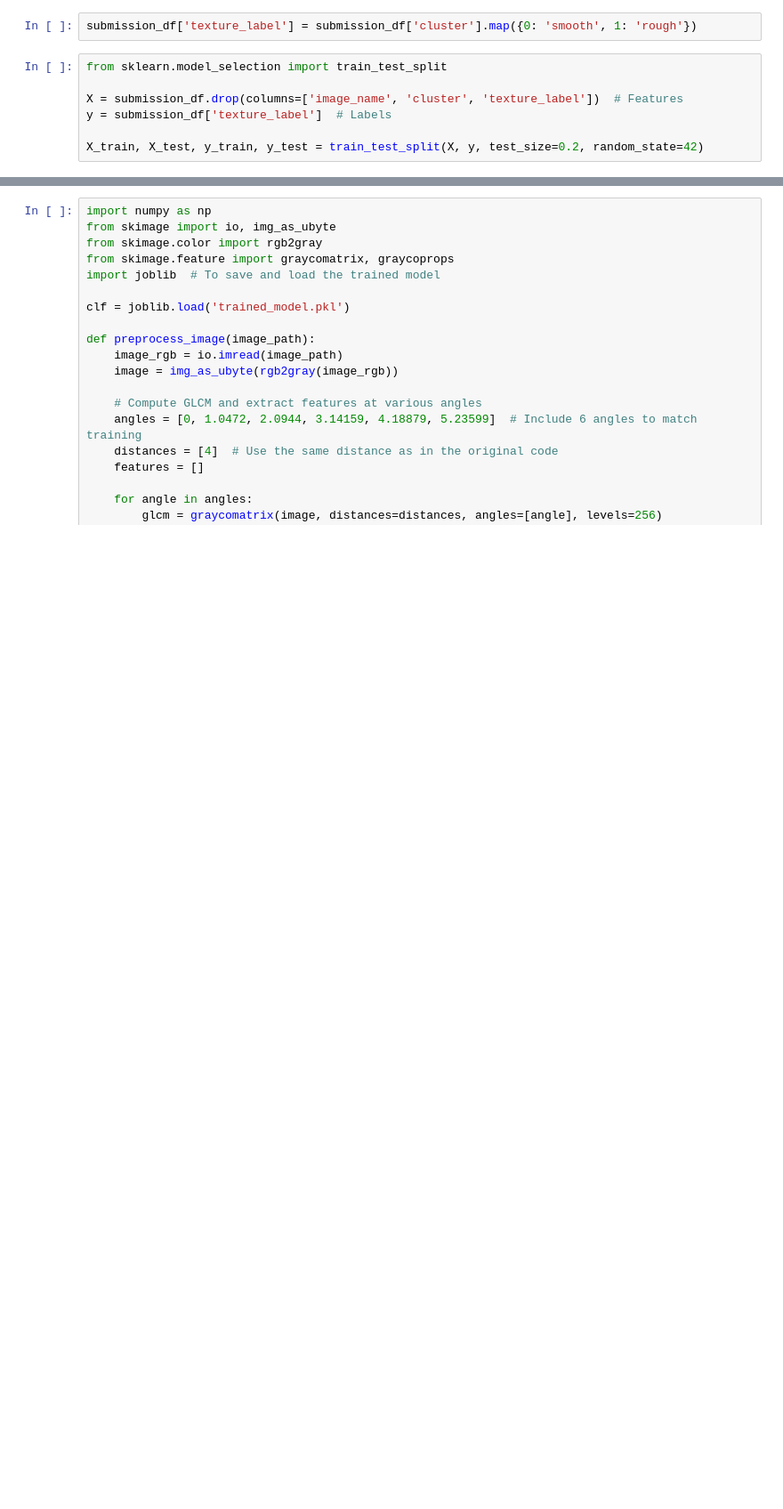
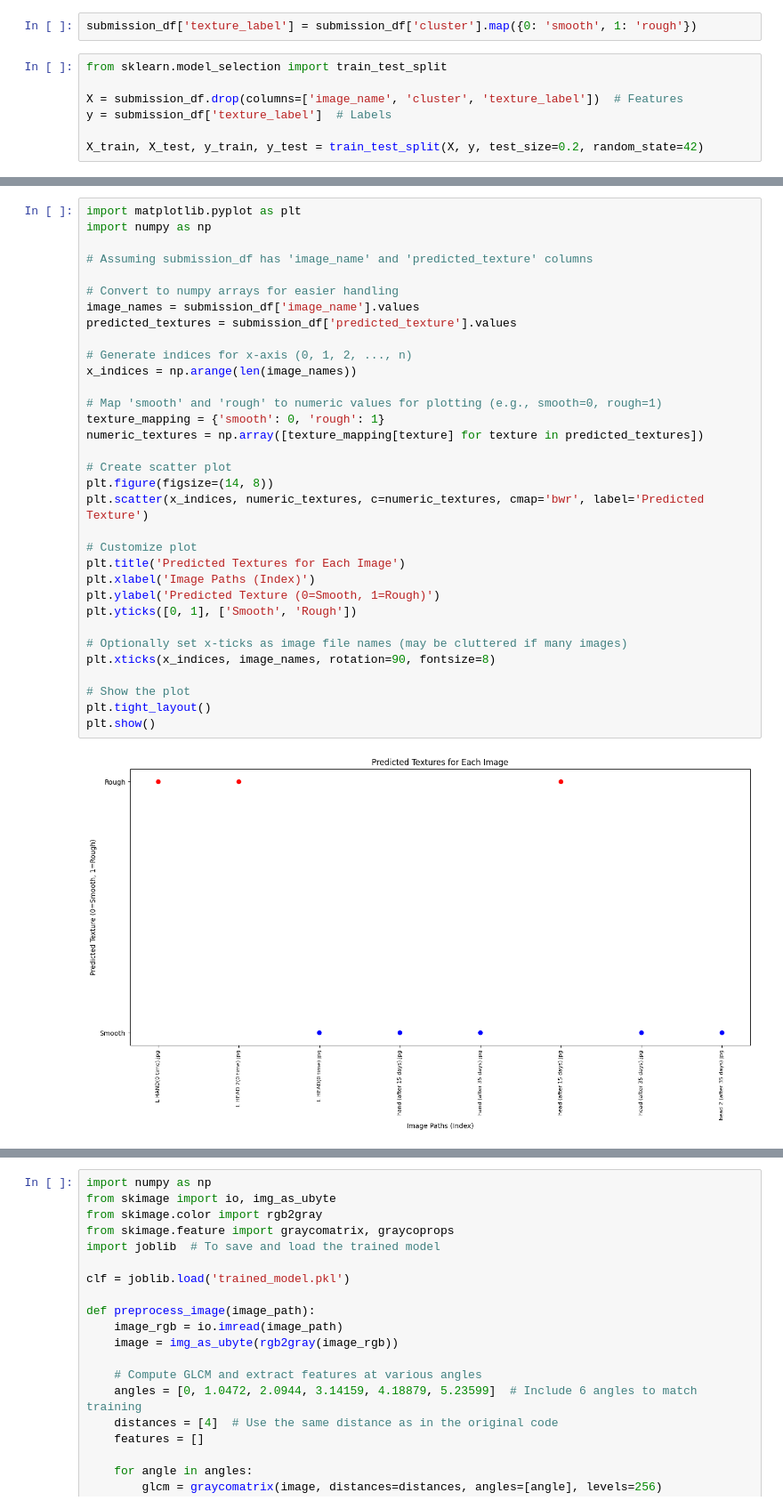
Before and after one commit to arhamwebexpert/ML, a Jupyter notebook: texture_extraction.ipynb, the cells around one changed output, grey strips where cells are left out. Shown: that part at 89% size. Drawn from its saved outputs; the diff is of its cells as text; blank space fills up the shorter version.

Commit message:
modifying texture_extraction.ipynb

```diff
--- a/texture_extraction.ipynb
+++ b/texture_extraction.ipynb
@@ -200,3 +253,38 @@ X_train, X_test, y_train, y_test = train_test_split(X, y, test_size=0.2, random_
+# %%
+import matplotlib.pyplot as plt
+import numpy as np
+
+# Assuming submission_df has 'image_name' and 'predicted_texture' columns
+
+# Convert to numpy arrays for easier handling
+image_names = submission_df['image_name'].values
+predicted_textures = submission_df['predicted_texture'].values
+
+# Generate indices for x-axis (0, 1, 2, ..., n)
+x_indices = np.arange(len(image_names))
+
+# Map 'smooth' and 'rough' to numeric values for plotting (e.g., smooth=0, rough=1)
+texture_mapping = {'smooth': 0, 'rough': 1}
+numeric_textures = np.array([texture_mapping[texture] for texture in predicted_textures])
+
+# Create scatter plot
+plt.figure(figsize=(14, 8))
+plt.scatter(x_indices, numeric_textures, c=numeric_textures, cmap='bwr', label='Predicted Texture')
+
+# Customize plot
+plt.title('Predicted Textures for Each Image')
+plt.xlabel('Image Paths (Index)')
+plt.ylabel('Predicted Texture (0=Smooth, 1=Rough)')
+plt.yticks([0, 1], ['Smooth', 'Rough'])
+
+# Optionally set x-ticks as image file names (may be cluttered if many images)
+plt.xticks(x_indices, image_names, rotation=90, fontsize=8)
+
+# Show the plot
+plt.tight_layout()
+plt.show()
+# %% [output]
+[figure, added]
 # %%
 from sklearn.ensemble import RandomForestClassifier
 import joblib
```
Also changed, not shown: parts of 3 cells of this notebook.
